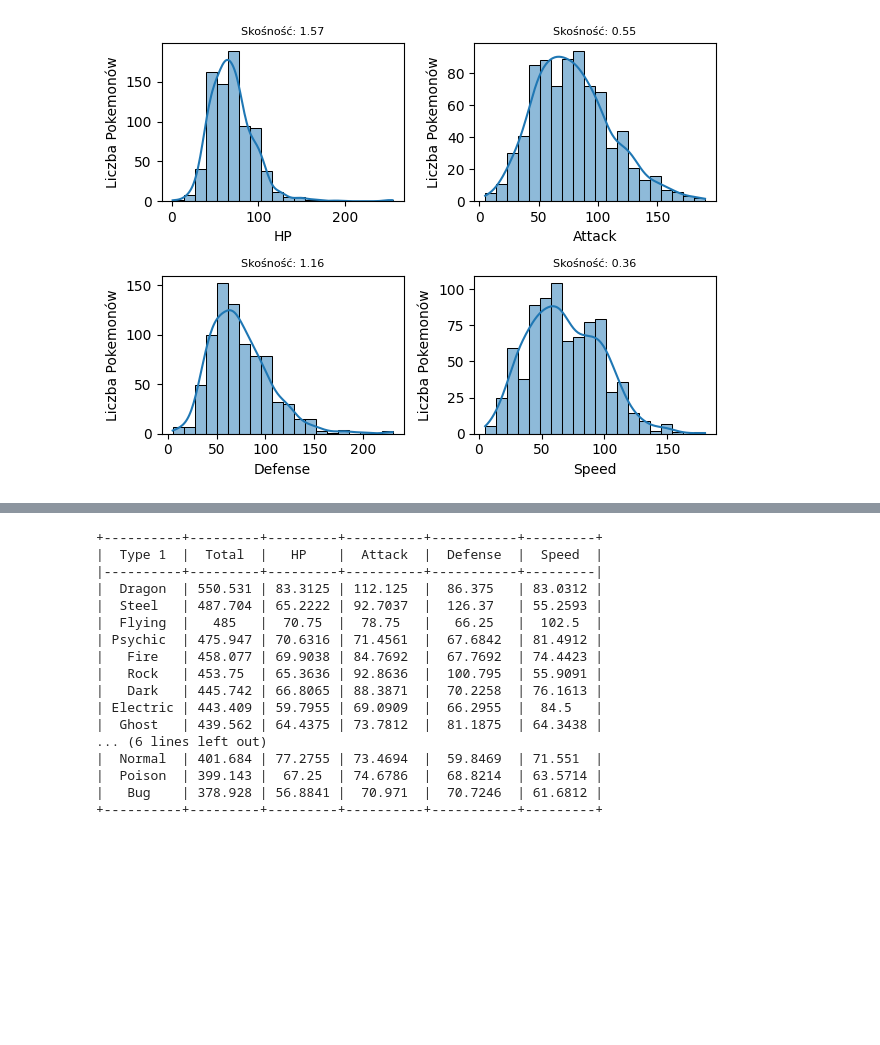
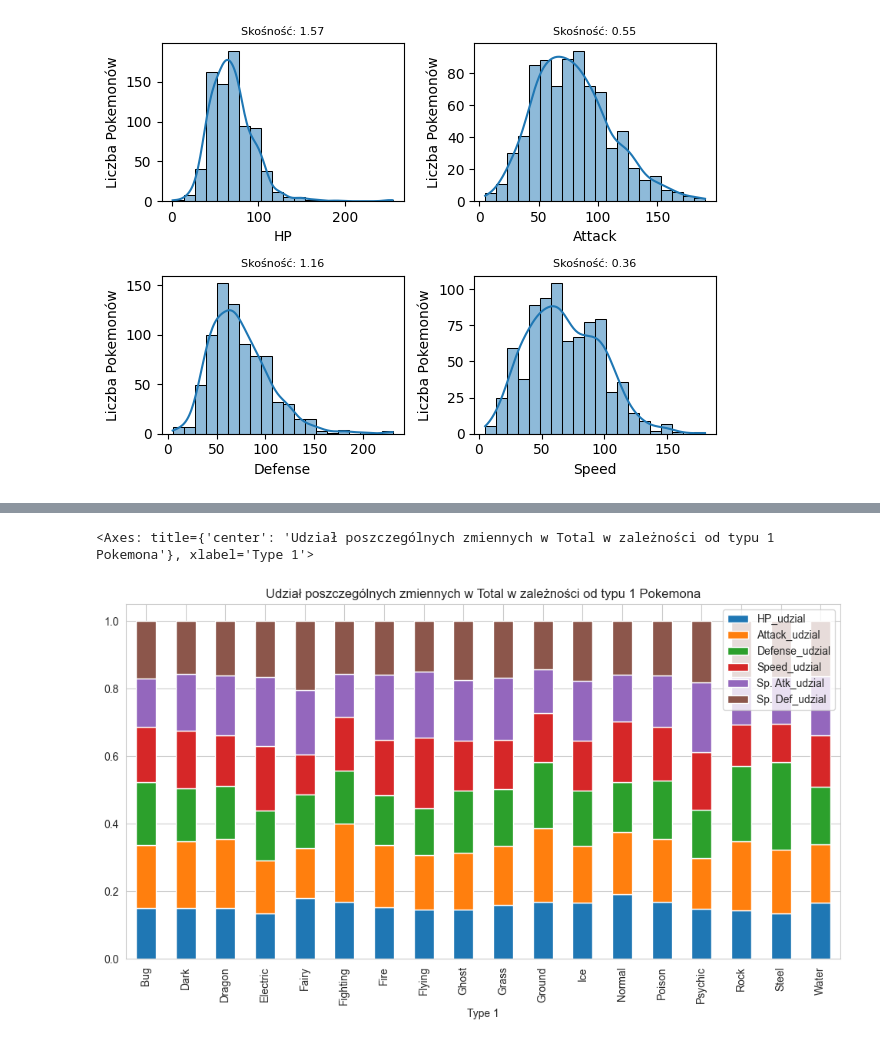
Before and after one commit to Kubix-commits/Wizualizacja-Danych, a Jupyter notebook: Projekt - wizualizacja/Wizualizacja danych.ipynb, the cells around one changed output, grey strips where cells are left out. Cells and saved outputs as stored; diff of their text form; code cells hidden in the pictures; blank space fills up the shorter version.

Commit message:
Usunieta transformacja Box Cox, dodany bar plot z udziałem poszczegolnych cech w zmienna total

```diff
--- a/Projekt - wizualizacja/Wizualizacja danych.ipynb
+++ b/Projekt - wizualizacja/Wizualizacja danych.ipynb
@@ -147,19 +146,0 @@ W kształcie rozkładu każdej zmiennej widzimy lekką prawostronną skośność
-# %%
-#dodajemy kolumny z przekształconymi zmiennymi przy użyciu transformacji Box-Cox
-for i in range(len(checking_variables)):
-    dane[f'{checking_variables[i]}_transformed'], lambda_i = boxcox(dane[checking_variables[i]])
-#definiujemy listę zmiennych przekształconych, które będziemy sprawdzać
-checking_transformed_variables = [f'{var}_transformed' for var in checking_variables]
-#sprawdzimy kształt rozkładu przekształconych zmiennych
-for j in range(len(checking_transformed_variables)):
-    checking_transoformed_variable = checking_transformed_variables[j]
-    plt.subplot(2, 2, j + 1)
-    sns.histplot(data=dane, x=checking_transoformed_variable, bins=20, kde=True)
-    skosnosc = dane[checking_transformed_variables[j]].skew()
-
-    plt.title(f"Skośność: {skosnosc:.2f}", fontsize = 8)
-    plt.xlabel(checking_transformed_variables[j])
-    plt.ylabel("Liczba Pokemonów")
-
-plt.tight_layout()
-plt.show()
@@ -168,4 +147,7 @@ plt.show()
 # %%
-grouped_dane = dane.groupby('Type 1').agg({'Total': 'mean', 'HP' : 'mean', 'Attack': 'mean', 'Defense': 'mean', 'Speed': 'mean'}).sort_values(by='Total', ascending=False)
-grouped_dane
+#zsumujemy wartości zmiennych wliczanych do Total w zależności od typu 1 Pokemona
+zmienne_wplywajace_na_total = ["Total", "HP", "Attack", "Defense", "Speed", "Sp. Atk", "Sp. Def"]
+zsumowane_dane = pd.DataFrame()
+zsumowane_dane = dane.groupby('Type 1')[zmienne_wplywajace_na_total].sum().reset_index()
+print(zsumowane_dane)
 # %% [output]
@@ -189,0 +173,5 @@ grouped_dane
+# %%
+for i in range(len(zmienne_wplywajace_na_total)):
+    zmienna = zmienne_wplywajace_na_total[i]
+    zsumowane_dane[f'{zmienna}_udzial'] = zsumowane_dane[zmienna] / zsumowane_dane['Total']
+print(zsumowane_dane)
@@ -190,21 +196,10 @@ grouped_dane
+# %%
+#narysujemy bar plot pokazujący udział poszczególnych zmiennych w Total w zależności od typu 1 Pokemona
+zsumowane_dane_udzialy = zsumowane_dane[["Type 1", "HP_udzial", "Attack_udzial", "Defense_udzial", "Speed_udzial", "Sp. Atk_udzial", "Sp. Def_udzial"]]
+zsumowane_dane_udzialy.plot(kind='bar', stacked=True, x='Type 1', title='Udział poszczególnych zmiennych w Total w zależności od typu 1 Pokemona', legend=True, figsize=(12, 6))
+# %% [output]
+<Axes: title={'center': 'Udział poszczególnych zmiennych w Total w zależności od typu 1 Pokemona'}, xlabel='Type 1'>
+[figure, added]
 # %%
-from tabulate import tabulate
-print(tabulate(grouped_dane, headers='keys', tablefmt='psql', showindex=True, numalign='center', stralign='center'))
+#from tabulate import tabulate
+#print(tabulate(grouped_dane, headers='keys', tablefmt='psql', showindex=True, numalign='center', stralign='center'))
-# %% [output]
-+----------+---------+---------+----------+-----------+---------+
-|  Type 1  |  Total  |   HP    |  Attack  |  Defense  |  Speed  |
-|----------+---------+---------+----------+-----------+---------|
-|  Dragon  | 550.531 | 83.3125 | 112.125  |  86.375   | 83.0312 |
-|  Steel   | 487.704 | 65.2222 | 92.7037  |  126.37   | 55.2593 |
-|  Flying  |   485   |  70.75  |  78.75   |   66.25   |  102.5  |
-| Psychic  | 475.947 | 70.6316 | 71.4561  |  67.6842  | 81.4912 |
-|   Fire   | 458.077 | 69.9038 | 84.7692  |  67.7692  | 74.4423 |
-|   Rock   | 453.75  | 65.3636 | 92.8636  |  100.795  | 55.9091 |
-|   Dark   | 445.742 | 66.8065 | 88.3871  |  70.2258  | 76.1613 |
-| Electric | 443.409 | 59.7955 | 69.0909  |  66.2955  |  84.5   |
-|  Ghost   | 439.562 | 64.4375 | 73.7812  |  81.1875  | 64.3438 |
-... (6 lines left out)
-|  Normal  | 401.684 | 77.2755 | 73.4694  |  59.8469  | 71.551  |
-|  Poison  | 399.143 |  67.25  | 74.6786  |  68.8214  | 63.5714 |
-|   Bug    | 378.928 | 56.8841 |  70.971  |  70.7246  | 61.6812 |
-+----------+---------+---------+----------+-----------+---------+
```
Also changed, not shown: parts of 5 cells of this notebook.
